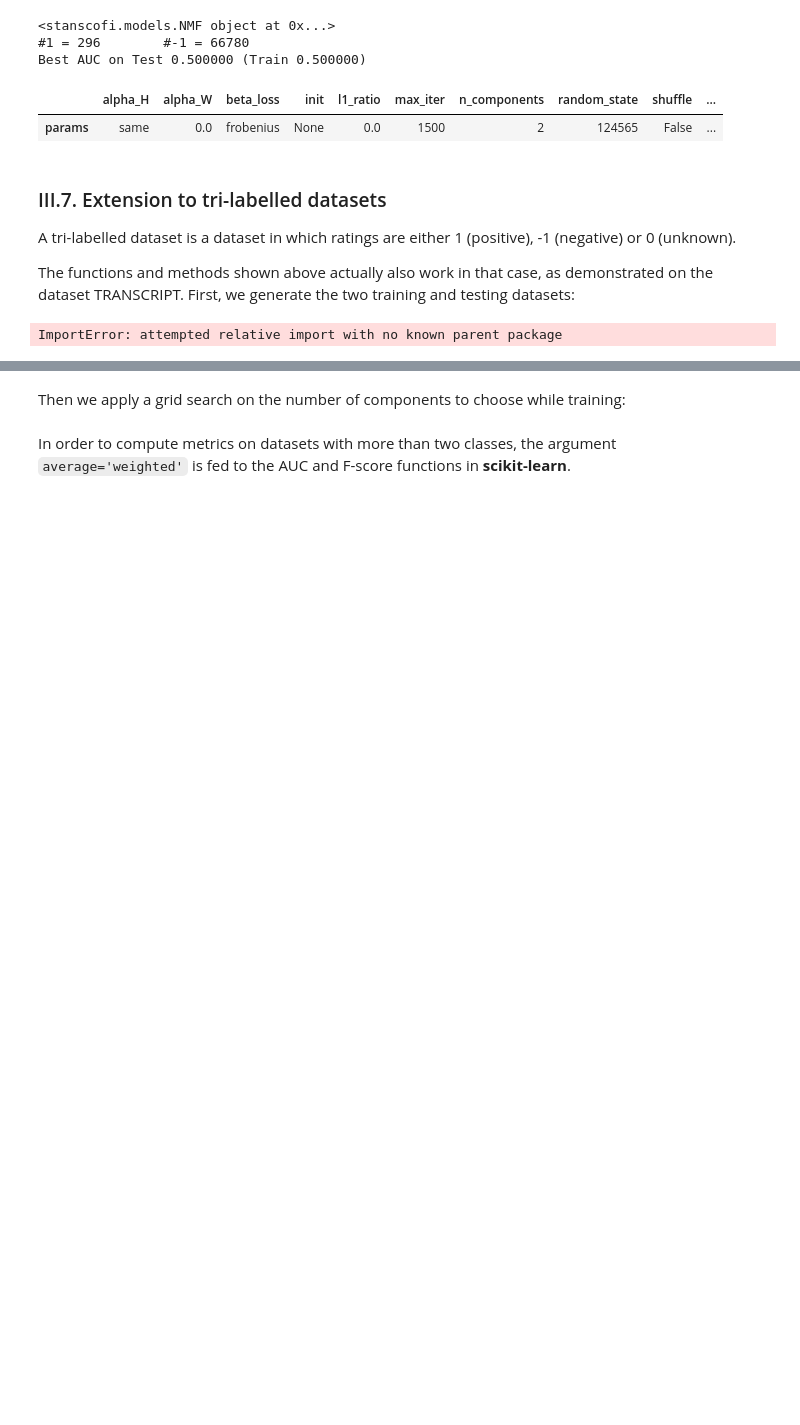
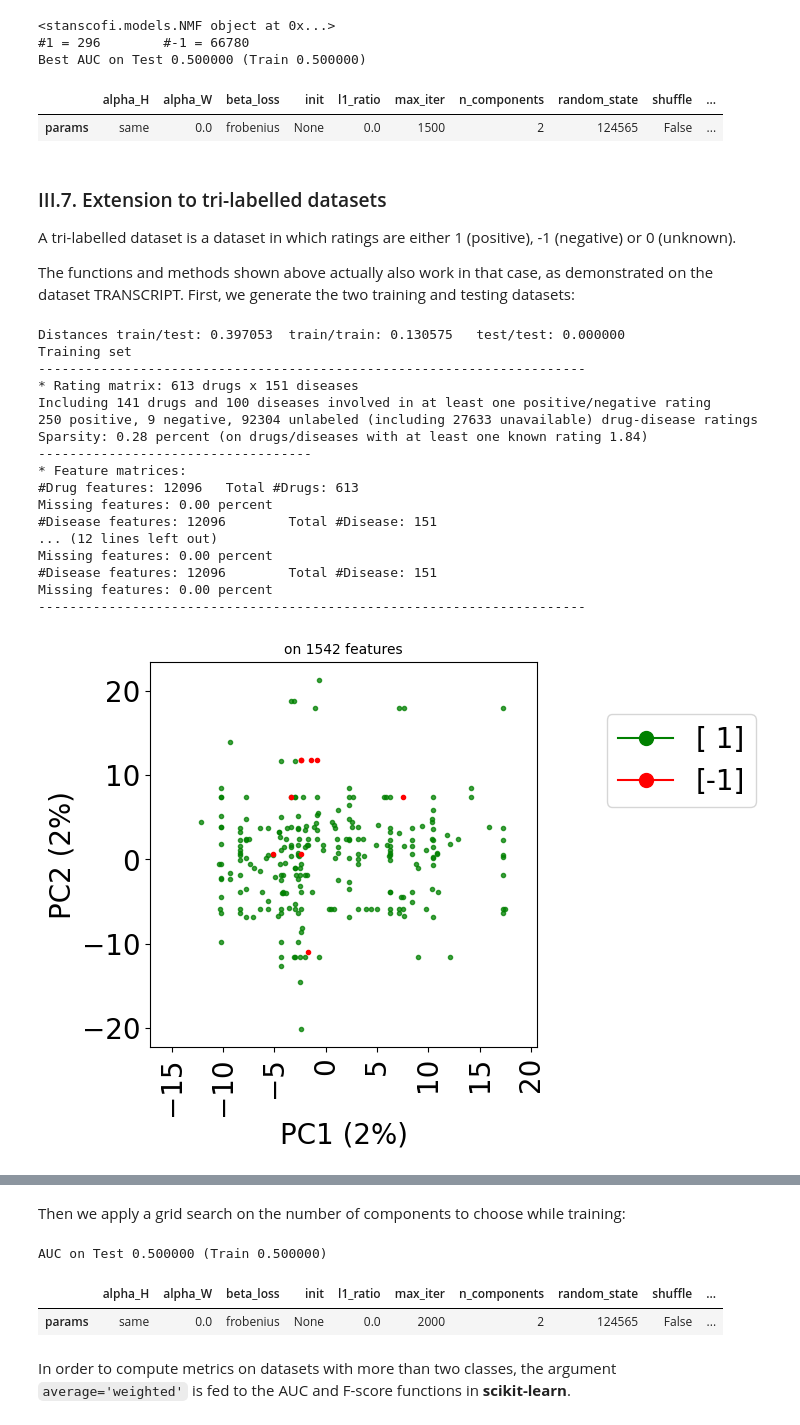
Before and after one commit to RECeSS-EU-Project/stanscofi, a Jupyter notebook: docs/Introduction to stanscofi.ipynb, the cells around one changed output, grey strips where cells are left out. Drawn from its saved outputs; the diff is of its cells as text; code cells hidden in the pictures; blank space fills up the shorter version.

```diff
--- a/docs/Introduction to stanscofi.ipynb
+++ b/docs/Introduction to stanscofi.ipynb
@@ -518,35 +518,45 @@ A tri-labelled dataset is a dataset in which ratings are either 1 (positive), -1
 
 The functions and methods shown above actually also work in that case, as demonstrated on the dataset TRANSCRIPT. First, we generate the two training and testing datasets:
 # %%
-import sys
-sys.path.insert(0,"../src/stanscofi")
-from importlib import reload
-import datasets
-reload(datasets)
-
 dataset_name = "TRANSCRIPT"
-#dataset = stanscofi.datasets.Dataset(**stanscofi.utils.load_dataset(dataset_name, save_folder="../datasets/"))
-dataset = datasets.Dataset(**stanscofi.utils.load_dataset(dataset_name, save_folder="../datasets/"))
+dataset = stanscofi.datasets.Dataset(**stanscofi.utils.load_dataset(dataset_name, save_folder="../datasets/"))
 dataset.name = dataset_name
 
 metric = "cosine"
 test_size = 0.3
 
 ## Generates training and testing datasets
 (train_folds, test_folds), dists = stanscofi.training_testing.weakly_correlated_split(dataset, test_size,
                                                                                       early_stop=1, metric=metric)
 
 print("Distances train/test: %f\ttrain/train: %f\ttest/test: %f" % dists)
 
 train_dataset = dataset.subset(train_folds, subset_name="Train")
 test_dataset = dataset.subset(test_folds, subset_name="Train")
 
 print("Training set")
 train_dataset.summary()
 print("Testing set")
 test_dataset.summary()
 
 train_dataset.visualize(withzeros=False)
 test_dataset.visualize(withzeros=False)
 # %% [output]
-ImportError: attempted relative import with no known parent package
+Distances train/test: 0.397053  train/train: 0.130575   test/test: 0.000000
+Training set
+----------------------------------------------------------------------
+* Rating matrix: 613 drugs x 151 diseases
+Including 141 drugs and 100 diseases involved in at least one positive/negative rating
+250 positive, 9 negative, 92304 unlabeled (including 27633 unavailable) drug-disease ratings
+Sparsity: 0.28 percent (on drugs/diseases with at least one known rating 1.84)
+-----------------------------------
+* Feature matrices:
+#Drug features: 12096   Total #Drugs: 613
+Missing features: 0.00 percent
+#Disease features: 12096        Total #Disease: 151
+... (12 lines left out)
+Missing features: 0.00 percent
+#Disease features: 12096        Total #Disease: 151
+Missing features: 0.00 percent
+----------------------------------------------------------------------
+[figure, added]
@@ -566,7 +577,7 @@ njobs=nsplits-1
 
 ## Choose between training on the whole dataset, applying cross-validation with default parameters
 ## or running a grid search on some of the parameters
-training = ["whole", "cv", "gridsearch"][0]
+training = ["whole", "cv", "gridsearch"][2]
 
 ## Whole training dataset
 if (training=="whole"):
@@ -579,7 +590,7 @@ else:
         ## Cross-validation
         results = stanscofi.training_testing.cv_training(stanscofi.models.NMF, params, train_dataset,
             threshold=0, metric="AUC", beta=1, njobs=njobs, nsplits=nsplits, random_state=random_state,
-            cv_type="random", show_plots=False, verbose=True)
+            cv_type="random", show_plots=False, verbose=False)
         model = results["models"][np.argmax(results["test_metric"])]
         args = params
         print("AUC on Test %f (Train %f)" % (
@@ -588,14 +599,18 @@ else:
     else:
         ## Grid-search
         grid_search = {"n_components": [2,5,10]}
-        best_params, best_estimator, best_metrics = stanscofi.training_testing.grid_search(search_params,
+        best_params, best_estimator, best_metrics = stanscofi.training_testing.grid_search(grid_search,
             stanscofi.models.NMF, params, train_dataset, threshold=0, metric="AUC", njobs=njobs, nsplits=nsplits,
-            random_state=random_state, show_plots=False, verbose=True)
+            random_state=random_state, show_plots=False, verbose=False)
         model = best_estimator
         args = best_params
         print("AUC on Test %f (Train %f)" % (best_metrics["test_metric"], best_metrics["train_metric"]))
 
 pd.DataFrame({"params": args}).T
+# %% [output]
+AUC on Test 0.500000 (Train 0.500000)
+|  | alpha_H | alpha_W | beta_loss | init | l1_ratio | max_iter | n_components | random_state | shuffle | ... |
+| params | same | 0.0 | frobenius | None | 0.0 | 2000 | 2 | 124565 | False | ... |
 # %% [markdown]
 In order to compute metrics on datasets with more than two classes, the argument ``average='weighted'`` is fed to the AUC and F-score functions in **scikit-learn**.
 # %%
```
Also changed, not shown: parts of 16 cells of this notebook, 1 other file.
